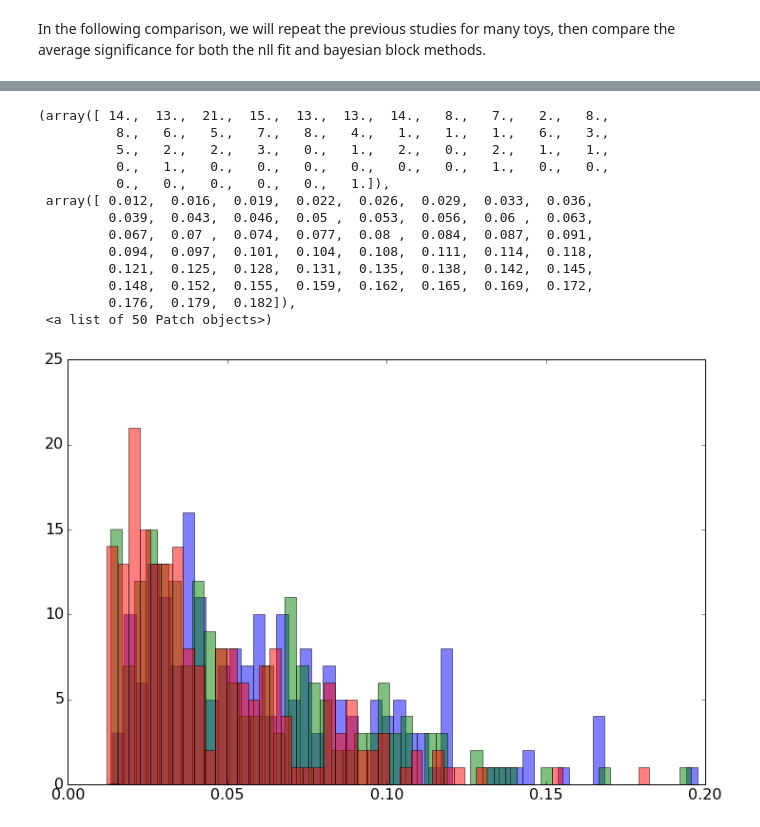
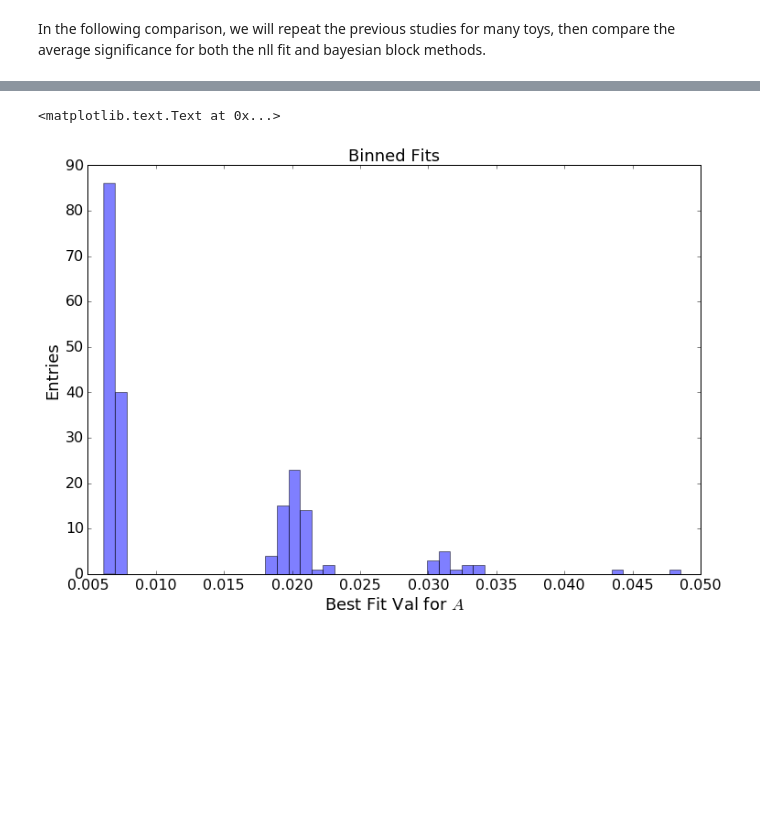
Before and after one commit to pollackscience/BayesianBlocks, a Jupyter notebook: bb/hep/bh_writeup.ipynb, the cells around one changed output, grey strips where cells are left out. Drawn from its saved outputs; the diff is of its cells as text; code cells hidden in the pictures; blank space fills up the shorter version.

```diff
--- a/bb/hep/bh_writeup.ipynb
+++ b/bb/hep/bh_writeup.ipynb
@@ -423,19 +404,10 @@ plt.legend()
 # %%
-plt.hist(binned_A[0], bins=50, alpha=0.5)
-plt.hist(binned_A_100[0], bins=50, alpha=0.5)
-plt.hist(unbinned_A[0], bins=50, alpha=0.5)
+plt.hist(binned_A[3], bins=50, alpha=0.5)
+plt.xlabel('Best Fit Val for $A$')
+plt.ylabel('Entries')
+#plt.hist(binned_A_100[2], bins=50, alpha=0.5)
+#plt.hist(unbinned_A[0], bins=50, alpha=0.5)
+plt.title('Binned Fits')
 # %% [output]
-(array([ 14.,  13.,  21.,  15.,  13.,  13.,  14.,   8.,   7.,   2.,   8.,
-          8.,   6.,   5.,   7.,   8.,   4.,   1.,   1.,   1.,   6.,   3.,
-          5.,   2.,   2.,   3.,   0.,   1.,   2.,   0.,   2.,   1.,   1.,
-          0.,   1.,   0.,   0.,   0.,   0.,   0.,   0.,   1.,   0.,   0.,
-          0.,   0.,   0.,   0.,   0.,   1.]),
- array([ 0.012,  0.016,  0.019,  0.022,  0.026,  0.029,  0.033,  0.036,
-         0.039,  0.043,  0.046,  0.05 ,  0.053,  0.056,  0.06 ,  0.063,
-         0.067,  0.07 ,  0.074,  0.077,  0.08 ,  0.084,  0.087,  0.091,
-         0.094,  0.097,  0.101,  0.104,  0.108,  0.111,  0.114,  0.118,
-         0.121,  0.125,  0.128,  0.131,  0.135,  0.138,  0.142,  0.145,
-         0.148,  0.152,  0.155,  0.159,  0.162,  0.165,  0.169,  0.172,
-         0.176,  0.179,  0.182]),
- <a list of 50 Patch objects>)
+<matplotlib.text.Text at 0x...>
-[figure, old version]
+[figure, new version]
```
Also changed, not shown: parts of 18 cells of this notebook, 2 other files.
